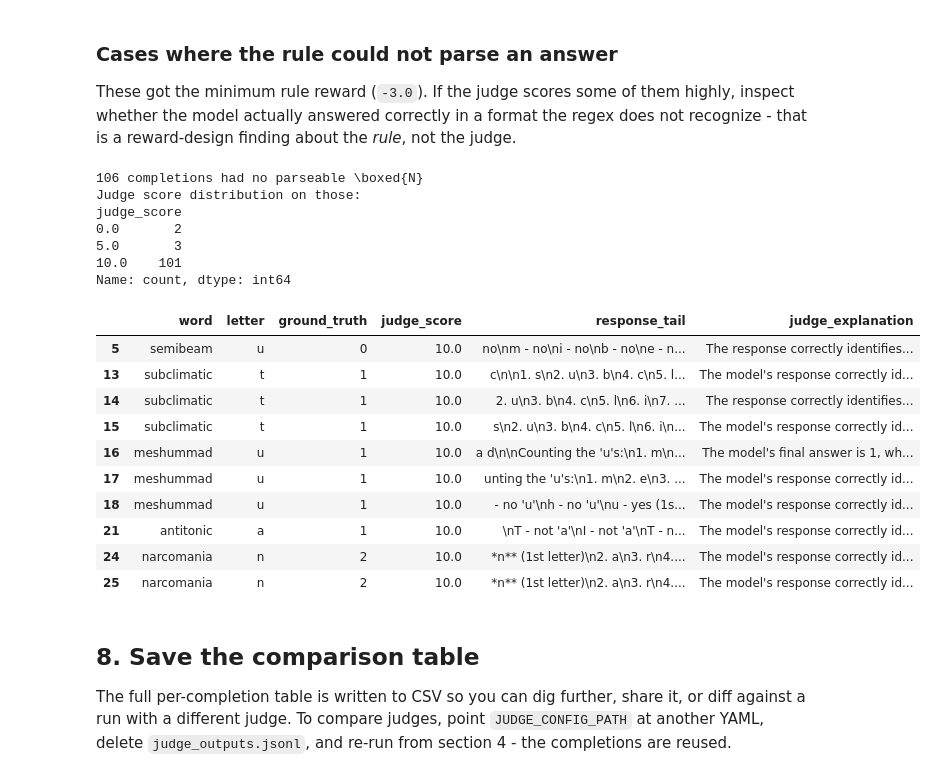
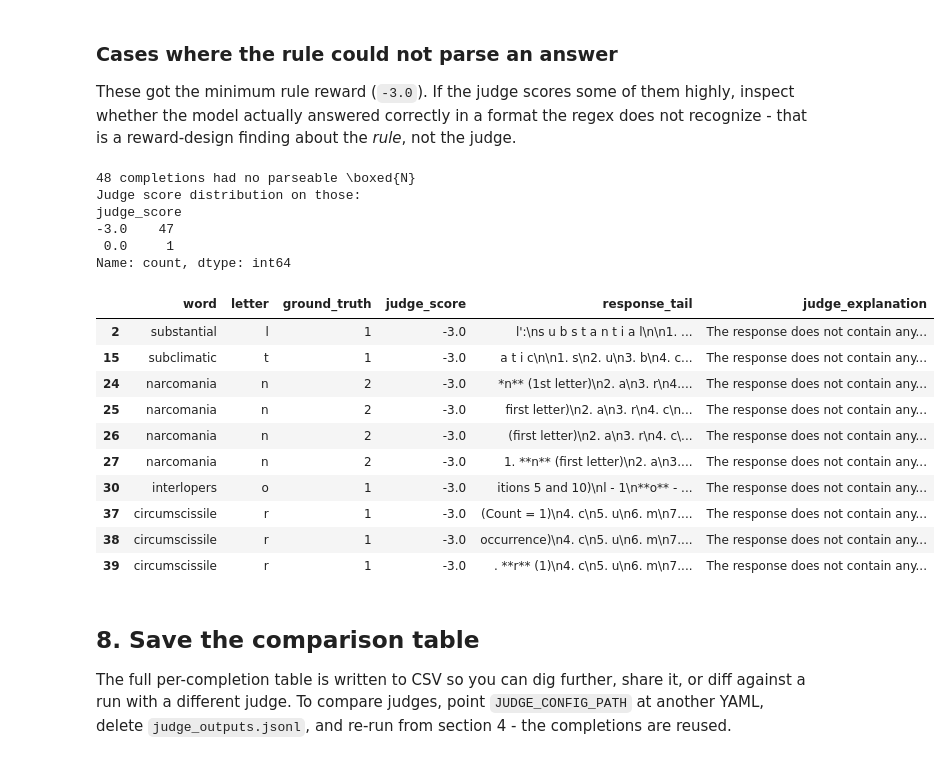
Before and after one commit to oumi-ai/oumi, a Jupyter notebook: notebooks/Oumi - Compare LLM Judge vs Rule Reward.ipynb, the cells around one changed output. Saved outputs shown, nothing was run; the diff lists cells and outputs as text; code cells hidden in the pictures.

```diff
--- a/notebooks/Oumi - Compare LLM Judge vs Rule Reward.ipynb
+++ b/notebooks/Oumi - Compare LLM Judge vs Rule Reward.ipynb
@@ -271,0 +344,10 @@ True
+# %%
+# Your judge. Set to a path to use an existing JudgeConfig YAML.
+JUDGE_CONFIG_PATH = tutorial_dir / "letter_count_judge_v2.yaml"  # None
+
+# Overrides for the starter judge written in section 4 (ignored if
+# JUDGE_CONFIG_PATH points at your own YAML). Leave as None for the defaults;
+# set JUDGE_SYSTEM_INSTRUCTION to any string (e.g. system_prompt_2) to swap
+# in different grading instructions.
+JUDGE_SYSTEM_INSTRUCTION = system_prompt_2  # None
+JUDGE_PROMPT_TEMPLATE = None
@@ -332,7 +425,7 @@ judge_params:
 # %%
 from oumi.judges.simple_judge import SimpleJudge
 
-judge_outputs_path = tutorial_dir / "judge_outputs.jsonl"
+judge_outputs_path = tutorial_dir / "judge_v2_outputs_gpt4omini.jsonl"
 
 judge = SimpleJudge(str(JUDGE_CONFIG_PATH))
 
@@ -350,13 +443,16 @@ judge_inputs = [
 if judge_outputs_path.exists():
     with open(judge_outputs_path) as f:
         judge_records = [json.loads(line) for line in f]
-    assert len(judge_records) == len(df), "Cached judge outputs don't match df; delete the file."
+    assert len(judge_records) == len(df), (
+        "Cached judge outputs don't match df; delete the file."
+    )
     print(f"Loaded {len(judge_records)} cached judge outputs")
 else:
     outputs = judge.judge(judge_inputs)
     judge_records = []
     for out in outputs:
-        # Prefer the numeric score mapping (BOOL/ENUM); fall back to the typed value (INT/FLOAT).
+        # Prefer the numeric score mapping (BOOL/ENUM); fall back to the
+        # typed value (INT/FLOAT).
         score = (out.field_scores or {}).get("judgment")
         if score is None:
             value = (out.field_values or {}).get("judgment")
@@ -378,13 +474,18 @@ df["judge_explanation"] = [r["judge_explanation"] for r in judge_records]
 
 n_failed = df.judge_score.isna().sum()
 if n_failed:
-    print(f"WARNING: judge returned no parseable score for {n_failed} completions; they are excluded below.")
+    print(
+        f"WARNING: judge returned no parseable score for {n_failed} "
+        "completions; they are excluded below."
+    )
 df_ok = df.dropna(subset=["judge_score"]).copy()
 
 # # A "judge says correct" flag, defined as the judge's maximum possible score.
 # judge_max = df_ok.judge_score.max()
-# A "judge says correct" flag, defined as the judge's maximum score, which is 10.
-judge_max = 10
+# A "judge says correct" flag, defined as the judge's maximum score
+judge_max = 0  # 10
 df_ok["judge_correct"] = df_ok.judge_score == judge_max
-df_ok[["word", "letter", "ground_truth", "predicted", "rule_reward", "judge_score"]].head(8)
+df_ok[
+    ["word", "letter", "ground_truth", "predicted", "rule_reward", "judge_score"]
+].head(8)
 # %% [output]
@@ -663,30 +802,40 @@ finding about the *rule*, not the judge.
 # %%
 unparsed = df_ok[df_ok.predicted.isna()]
 print(f"{len(unparsed)} completions had no parseable \\boxed{{N}}")
 if len(unparsed):
     print("Judge score distribution on those:")
     print(unparsed.judge_score.value_counts().sort_index())
     unparsed = unparsed.assign(response_tail=unparsed.response.str[-140:])
-    display(unparsed[["word", "letter", "ground_truth", "judge_score", "response_tail", "judge_explanation"]].head(10))
+    display(
+        unparsed[
+            [
+                "word",
+                "letter",
+                "ground_truth",
+                "judge_score",
+                "response_tail",
+                "judge_explanation",
+            ]
+        ].head(10)
+    )
 # %% [output]
-106 completions had no parseable \boxed{N}
+48 completions had no parseable \boxed{N}
 Judge score distribution on those:
 judge_score
-0.0       2
-5.0       3
-10.0    101
+-3.0    47
+ 0.0     1
 Name: count, dtype: int64
 |  | word | letter | ground_truth | judge_score | response_tail | judge_explanation |
-| 5 | semibeam | u | 0 | 10.0 | no\nm - no\ni - no\nb - no\ne - n... | The response correctly identifies... |
-| 13 | subclimatic | t | 1 | 10.0 | c\n\n1. s\n2. u\n3. b\n4. c\n5. l... | The model's response correctly id... |
-| 14 | subclimatic | t | 1 | 10.0 | 2. u\n3. b\n4. c\n5. l\n6. i\n7. ... | The response correctly identifies... |
-| 15 | subclimatic | t | 1 | 10.0 | s\n2. u\n3. b\n4. c\n5. l\n6. i\n... | The model's response correctly id... |
-| 16 | meshummad | u | 1 | 10.0 | a d\n\nCounting the 'u's:\n1. m\n... | The model's final answer is 1, wh... |
-| 17 | meshummad | u | 1 | 10.0 | unting the 'u's:\n1. m\n2. e\n3. ... | The model's response correctly id... |
-| 18 | meshummad | u | 1 | 10.0 | - no 'u'\nh - no 'u'\nu - yes (1s... | The model's response correctly id... |
-| 21 | antitonic | a | 1 | 10.0 | \nT - not 'a'\nI - not 'a'\nT - n... | The model's response correctly id... |
-| 24 | narcomania | n | 2 | 10.0 | *n** (1st letter)\n2. a\n3. r\n4.... | The model's response correctly id... |
-| 25 | narcomania | n | 2 | 10.0 | *n** (1st letter)\n2. a\n3. r\n4.... | The model's response correctly id... |
+| 2 | substantial | l | 1 | -3.0 | l':\ns u b s t a n t i a l\n\n1. ... | The response does not contain any... |
+| 15 | subclimatic | t | 1 | -3.0 | a t i c\n\n1. s\n2. u\n3. b\n4. c... | The response does not contain any... |
+| 24 | narcomania | n | 2 | -3.0 | *n** (1st letter)\n2. a\n3. r\n4.... | The response does not contain any... |
+| 25 | narcomania | n | 2 | -3.0 | first letter)\n2. a\n3. r\n4. c\n... | The response does not contain any... |
+| 26 | narcomania | n | 2 | -3.0 | (first letter)\n2. a\n3. r\n4. c\... | The response does not contain any... |
+| 27 | narcomania | n | 2 | -3.0 | 1. **n** (first letter)\n2. a\n3.... | The response does not contain any... |
+| 30 | interlopers | o | 1 | -3.0 | itions 5 and 10)\nl - 1\n**o** - ... | The response does not contain any... |
+| 37 | circumscissile | r | 1 | -3.0 | (Count = 1)\n4. c\n5. u\n6. m\n7.... | The response does not contain any... |
+| 38 | circumscissile | r | 1 | -3.0 | occurrence)\n4. c\n5. u\n6. m\n7.... | The response does not contain any... |
+| 39 | circumscissile | r | 1 | -3.0 | . **r** (1)\n4. c\n5. u\n6. m\n7.... | The response does not contain any... |
 # %% [markdown]
 ## 8. Save the comparison table
 
```
Also changed, not shown: parts of 16 cells of this notebook, 20 other files.
